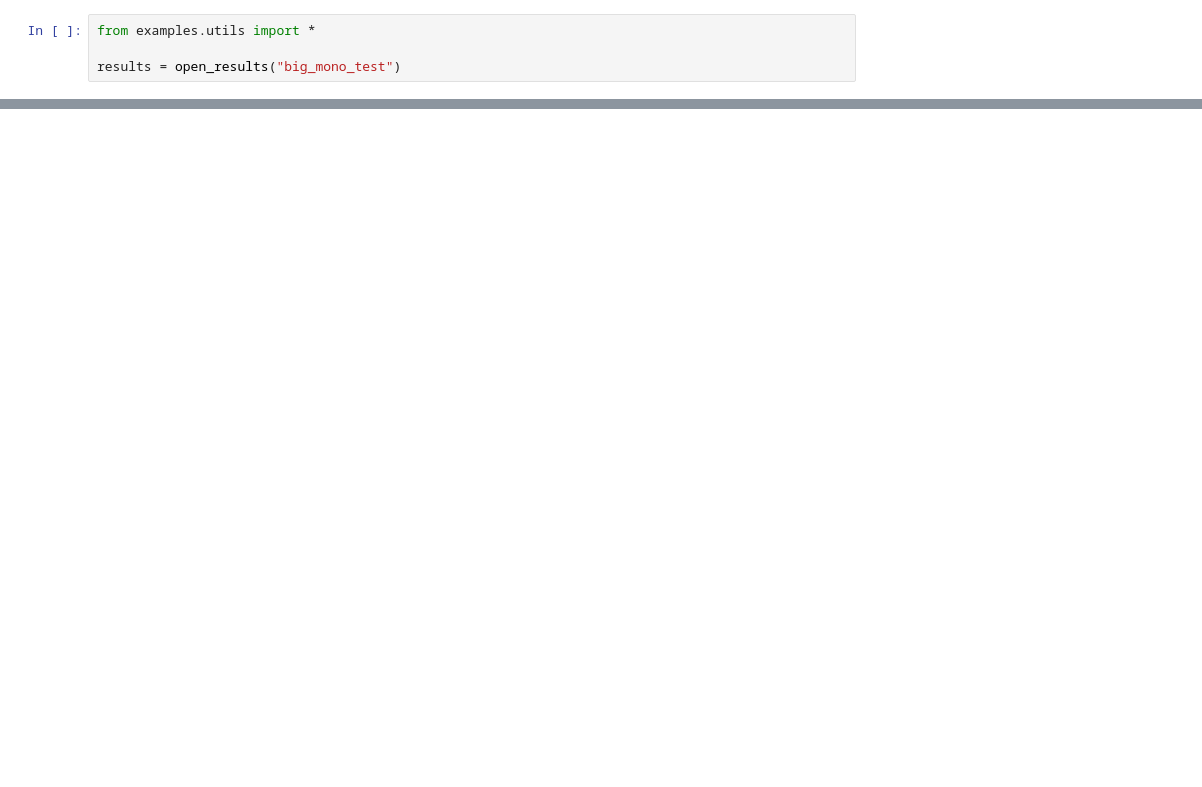
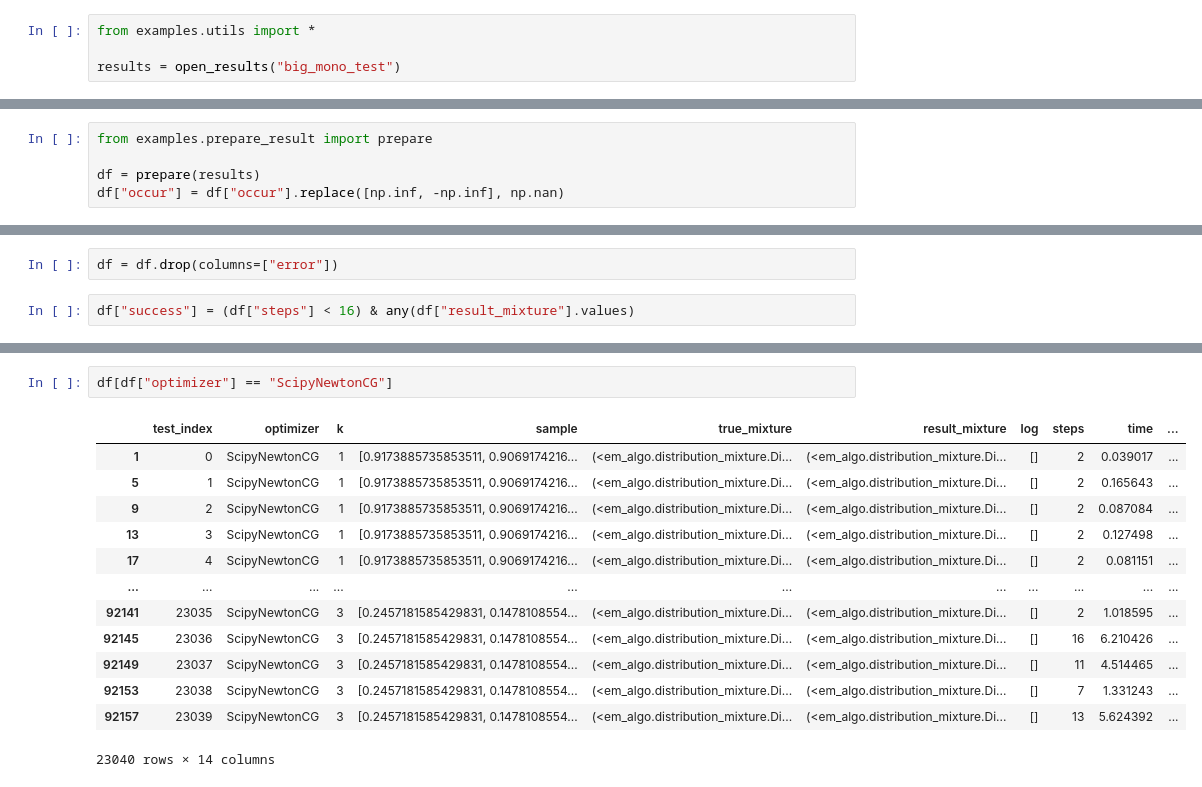
Before and after one commit to iraedeus/pysatl-mpest, a Jupyter notebook: examples/results_accumulation.ipynb, the cells around one changed output, grey strips where cells are left out. Drawn from its saved outputs; the diff is of its cells as text; blank space fills up the shorter version.

```diff
--- a/examples/results_accumulation.ipynb
+++ b/examples/results_accumulation.ipynb
@@ -111,0 +23,5 @@ for model in results_data.keys():
+# %%
+from examples.prepare_result import prepare
+
+df = prepare(results)
+df["occur"] = df["occur"].replace([np.inf, -np.inf], np.nan)
@@ -111,0 +32,4 @@ for model in results_data.keys():
+# %%
+df = df.drop(columns=["error"])
+# %%
+df["success"] = (df["steps"] < 16) & any(df["result_mixture"].values)
@@ -111,0 +105,16 @@ for model in results_data.keys():
+# %%
+df[df["optimizer"] == "ScipyNewtonCG"]
+# %% [output]
+|  | test_index | optimizer | k | sample | true_mixture | result_mixture | log | steps | time | ... |
+| 1 | 0 | ScipyNewtonCG | 1 | [0.9173885735853511, 0.9069174216... | (<em_algo.distribution_mixture.Di... | (<em_algo.distribution_mixture.Di... | [] | 2 | 0.039017 | ... |
+| 5 | 1 | ScipyNewtonCG | 1 | [0.9173885735853511, 0.9069174216... | (<em_algo.distribution_mixture.Di... | (<em_algo.distribution_mixture.Di... | [] | 2 | 0.165643 | ... |
+| 9 | 2 | ScipyNewtonCG | 1 | [0.9173885735853511, 0.9069174216... | (<em_algo.distribution_mixture.Di... | (<em_algo.distribution_mixture.Di... | [] | 2 | 0.087084 | ... |
+| 13 | 3 | ScipyNewtonCG | 1 | [0.9173885735853511, 0.9069174216... | (<em_algo.distribution_mixture.Di... | (<em_algo.distribution_mixture.Di... | [] | 2 | 0.127498 | ... |
+| 17 | 4 | ScipyNewtonCG | 1 | [0.9173885735853511, 0.9069174216... | (<em_algo.distribution_mixture.Di... | (<em_algo.distribution_mixture.Di... | [] | 2 | 0.081151 | ... |
+| ... | ... | ... | ... | ... | ... | ... | ... | ... | ... | ... |
+| 92141 | 23035 | ScipyNewtonCG | 3 | [0.2457181585429831, 0.1478108554... | (<em_algo.distribution_mixture.Di... | (<em_algo.distribution_mixture.Di... | [] | 2 | 1.018595 | ... |
+| 92145 | 23036 | ScipyNewtonCG | 3 | [0.2457181585429831, 0.1478108554... | (<em_algo.distribution_mixture.Di... | (<em_algo.distribution_mixture.Di... | [] | 16 | 6.210426 | ... |
+| 92149 | 23037 | ScipyNewtonCG | 3 | [0.2457181585429831, 0.1478108554... | (<em_algo.distribution_mixture.Di... | (<em_algo.distribution_mixture.Di... | [] | 11 | 4.514465 | ... |
+| 92153 | 23038 | ScipyNewtonCG | 3 | [0.2457181585429831, 0.1478108554... | (<em_algo.distribution_mixture.Di... | (<em_algo.distribution_mixture.Di... | [] | 7 | 1.331243 | ... |
+| 92157 | 23039 | ScipyNewtonCG | 3 | [0.2457181585429831, 0.1478108554... | (<em_algo.distribution_mixture.Di... | (<em_algo.distribution_mixture.Di... | [] | 13 | 5.624392 | ... |
+23040 rows × 14 columns
```
Also changed, not shown: parts of 18 cells of this notebook, 9 other files.
